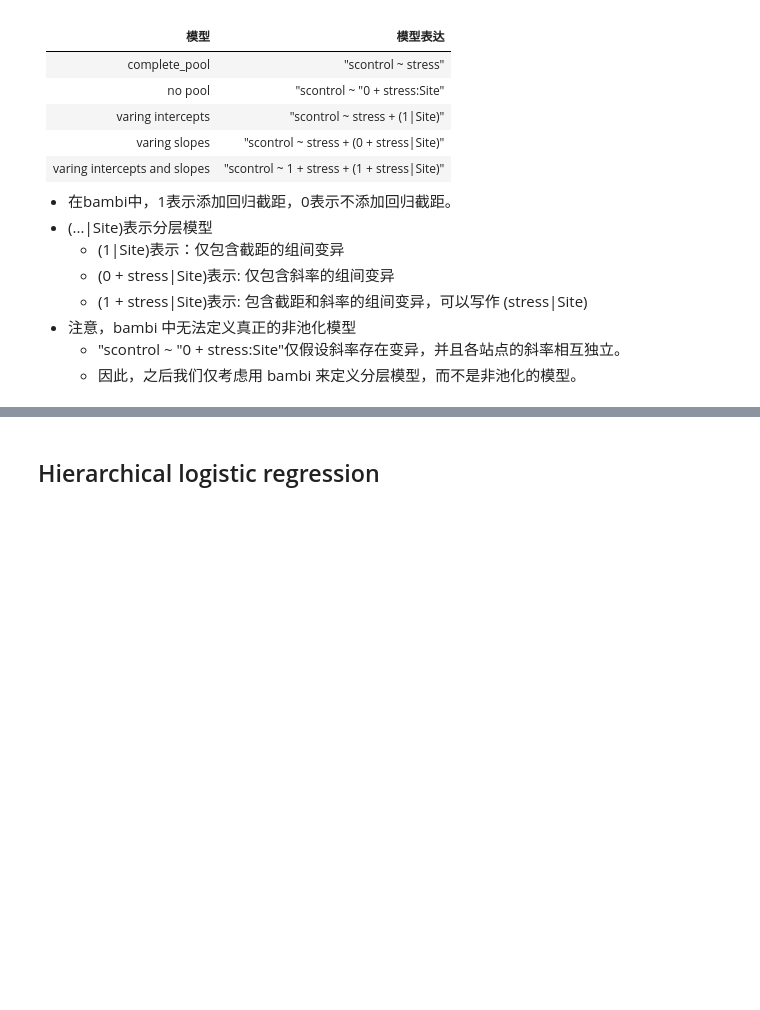
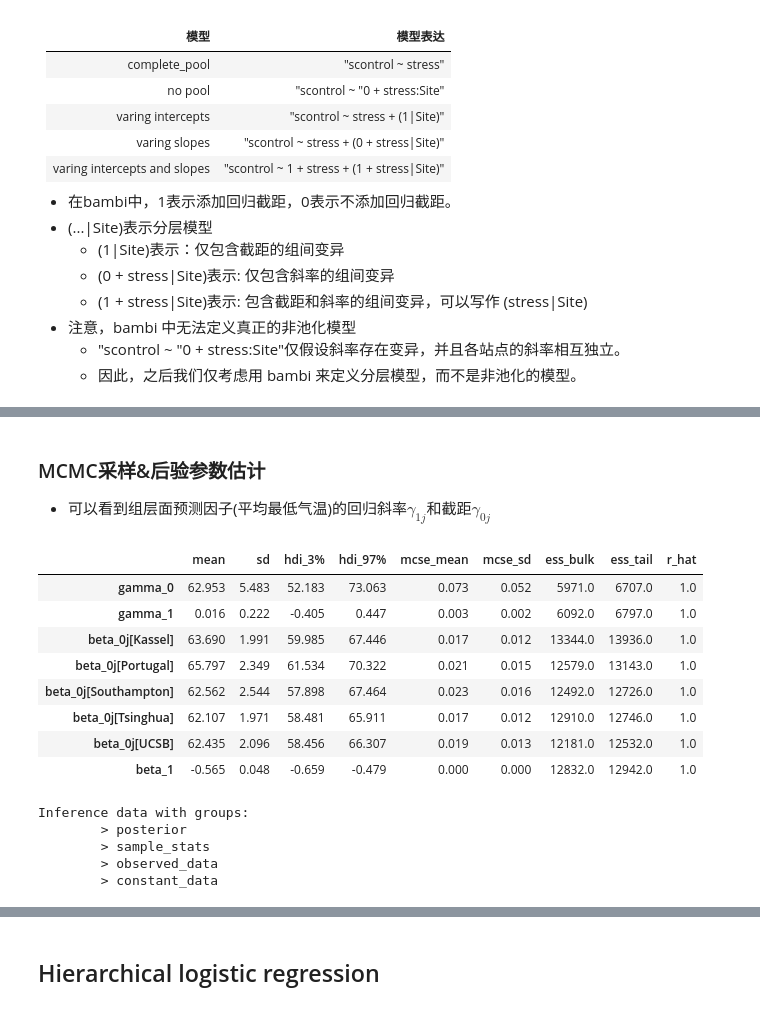
Before and after one commit to Utenna/PyBayesian, a Jupyter notebook: 2023/lin/lec15/lec15_v0.4.ipynb, the cells around one changed output, grey strips where cells are left out. Drawn from its saved outputs; the diff is of its cells as text; code cells hidden in the pictures; blank space fills up the shorter version.

```diff
--- a/2023/lin/lec15/lec15_v0.4.ipynb
+++ b/2023/lin/lec15/lec15_v0.4.ipynb
@@ -1366,0 +1471,37 @@ var_both_bmb.graph()
+# %%
+# 我们采用第二种定义方式
+
+#定义数据坐标，包括站点和观测索引
+coords = {"site": df_temp["Site"].unique(),
+        "obs_id": df_temp.obs_id}
+
+with pm.Model(coords=coords) as group_pred_model:
+    #定义全局参数
+    gamma_0 = pm.Normal("gamma_0", mu=0, sigma=50)
+    gamma_1 = pm.Normal("gamma_1", mu=0, sigma=5)
+    beta_1 = pm.Normal("beta_1", mu=0, sigma=5)
+    sigma_y = pm.Exponential("sigma_y", 1)
+    sigma_0 = pm.Exponential("sigma_0", 1)
+
+    #传入自变量、获得观测值对应的站点映射
+    x = pm.MutableData("x", df_temp.stress, dims="obs_id")
+    u = pm.MutableData("u", df_temp.avetemp.unique(), dims="site")
+    site_idx = pm.MutableData("site", df_temp.site_idx, dims="obs_id")
+
+    #定义组层面变量
+    beta_0 = pm.Deterministic("beta_0", gamma_0 + gamma_1*u, dims="site")
+    beta_0_offset = pm.Normal("beta_0_offset", 0, sigma=1, dims="site")
+    beta_0j = pm.Deterministic("beta_0j", beta_0 + sigma_0*beta_0_offset, dims="site")
+
+    #线性关系
+    mu = pm.Deterministic("mu", beta_0j[site_idx]+beta_1*x, dims="obs_id")
+
+    # 定义 likelihood
+    likelihood = pm.Normal("y_est", mu=mu, sigma=sigma_y, observed=df_temp.scontrol, dims="obs_id")
+
+    group_pred_trace = pm.sample(draws=5000,           # 使用mcmc方法进行采样，draws为采样次数
+                        tune=1000,                    # tune为调整采样策略的次数，可以决定这些结果是否要被保留
+                        chains=4,                     # 链数
+                        discard_tuned_samples= True,  # tune的结果将在采样结束后被丢弃
+                        random_seed=84735,
+                        target_accept=0.99)
@@ -1366,0 +1536,25 @@ var_both_bmb.graph()
+# %% [markdown]
+###  MCMC采样&后验参数估计
+
+* 可以看到组层面预测因子(平均最低气温)的回归斜率$\gamma_{1j}$和截距$\gamma_{0j}$
+# %%
+az.summary(group_pred_trace,
+           var_names=["gamma_0","gamma_1","beta_0j","beta_1"])
+# %% [output]
+|  | mean | sd | hdi_3% | hdi_97% | mcse_mean | mcse_sd | ess_bulk | ess_tail | r_hat |
+| gamma_0 | 62.953 | 5.483 | 52.183 | 73.063 | 0.073 | 0.052 | 5971.0 | 6707.0 | 1.0 |
+| gamma_1 | 0.016 | 0.222 | -0.405 | 0.447 | 0.003 | 0.002 | 6092.0 | 6797.0 | 1.0 |
+| beta_0j[Kassel] | 63.690 | 1.991 | 59.985 | 67.446 | 0.017 | 0.012 | 13344.0 | 13936.0 | 1.0 |
+| beta_0j[Portugal] | 65.797 | 2.349 | 61.534 | 70.322 | 0.021 | 0.015 | 12579.0 | 13143.0 | 1.0 |
+| beta_0j[Southampton] | 62.562 | 2.544 | 57.898 | 67.464 | 0.023 | 0.016 | 12492.0 | 12726.0 | 1.0 |
+| beta_0j[Tsinghua] | 62.107 | 1.971 | 58.481 | 65.911 | 0.017 | 0.012 | 12910.0 | 12746.0 | 1.0 |
+| beta_0j[UCSB] | 62.435 | 2.096 | 58.456 | 66.307 | 0.019 | 0.013 | 12181.0 | 12532.0 | 1.0 |
+| beta_1 | -0.565 | 0.048 | -0.659 | -0.479 | 0.000 | 0.000 | 12832.0 | 12942.0 | 1.0 |
+# %%
+group_pred_trace
+# %% [output]
+Inference data with groups:
+        > posterior
+        > sample_stats
+        > observed_data
+        > constant_data
```
Also changed, not shown: parts of 16 cells of this notebook, 3 other files.
